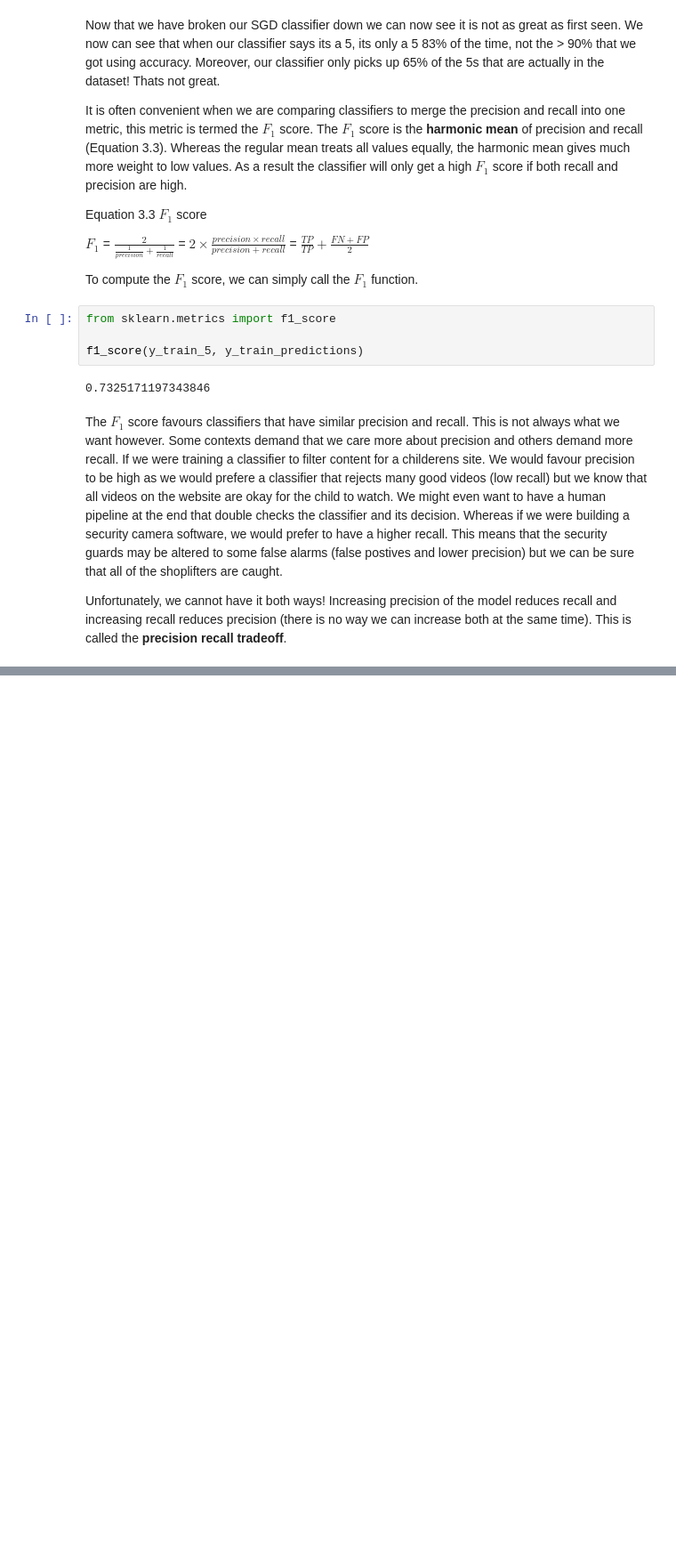
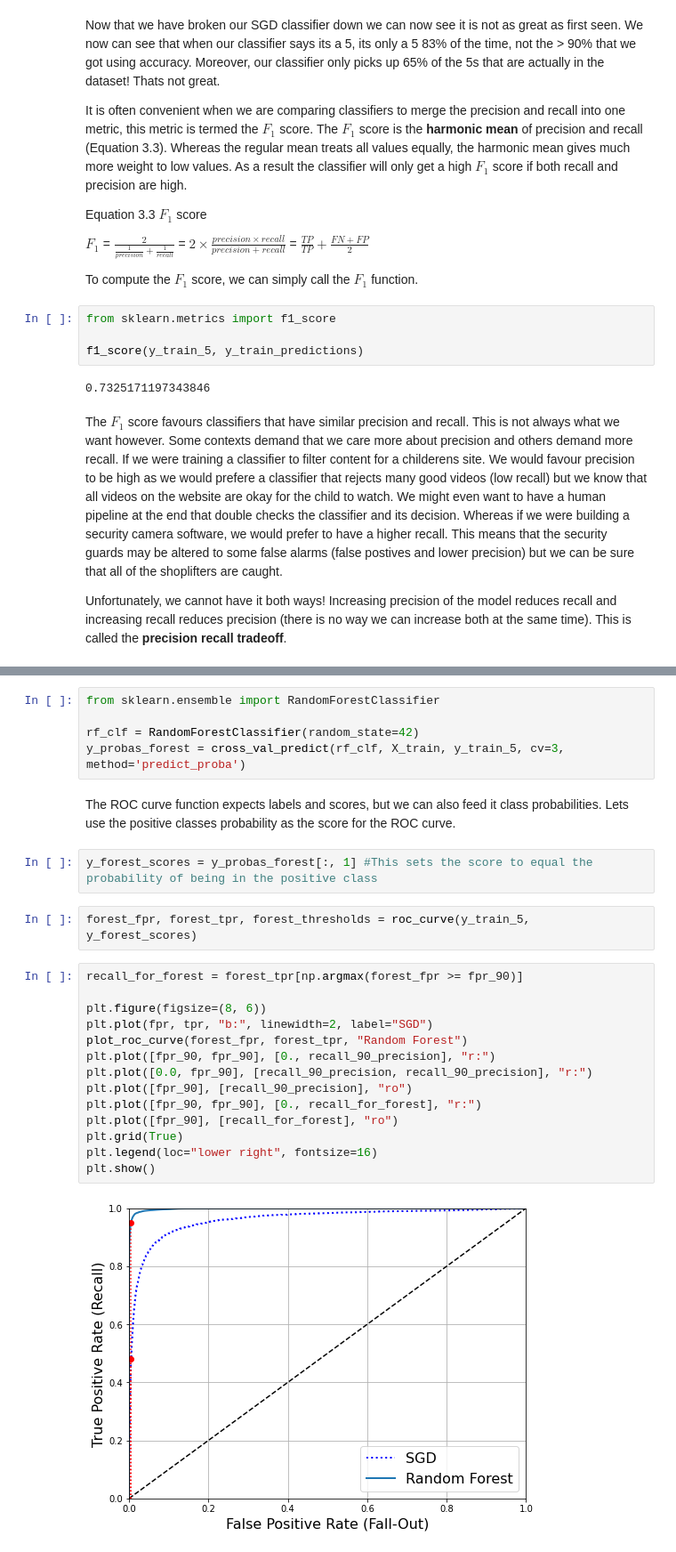
Before and after one commit to CamWheeler135/homework, a Jupyter notebook: Hands_On_Machine_Learning/Chapter 03 - Classification.ipynb, the cells around one changed output, grey strips where cells are left out. Shown at 89% size. Drawn from its saved outputs; the diff is of its cells as text; blank space fills up the shorter version.

```diff
--- a/Hands_On_Machine_Learning/Chapter 03 - Classification.ipynb
+++ b/Hands_On_Machine_Learning/Chapter 03 - Classification.ipynb
@@ -233,0 +376,27 @@ Unfortunately, we cannot have it both ways! Increasing precision of the model re
+# %%
+from sklearn.ensemble import RandomForestClassifier
+
+rf_clf = RandomForestClassifier(random_state=42)
+y_probas_forest = cross_val_predict(rf_clf, X_train, y_train_5, cv=3, method='predict_proba')
+# %% [markdown]
+The ROC curve function expects labels and scores, but we can also feed it class probabilities. Lets use the positive classes probability as the score for the ROC curve.
+# %%
+y_forest_scores = y_probas_forest[:, 1] #This sets the score to equal the probability of being in the positive class
+# %%
+forest_fpr, forest_tpr, forest_thresholds = roc_curve(y_train_5, y_forest_scores)
+# %%
+recall_for_forest = forest_tpr[np.argmax(forest_fpr >= fpr_90)]
+
+plt.figure(figsize=(8, 6))
+plt.plot(fpr, tpr, "b:", linewidth=2, label="SGD")
+plot_roc_curve(forest_fpr, forest_tpr, "Random Forest")
+plt.plot([fpr_90, fpr_90], [0., recall_90_precision], "r:")
+plt.plot([0.0, fpr_90], [recall_90_precision, recall_90_precision], "r:")
+plt.plot([fpr_90], [recall_90_precision], "ro")
+plt.plot([fpr_90, fpr_90], [0., recall_for_forest], "r:")
+plt.plot([fpr_90], [recall_for_forest], "ro")
+plt.grid(True)
+plt.legend(loc="lower right", fontsize=16)
+plt.show()
+# %% [output]
+[figure, added]
```
Also changed, not shown: parts of 36 cells of this notebook.
